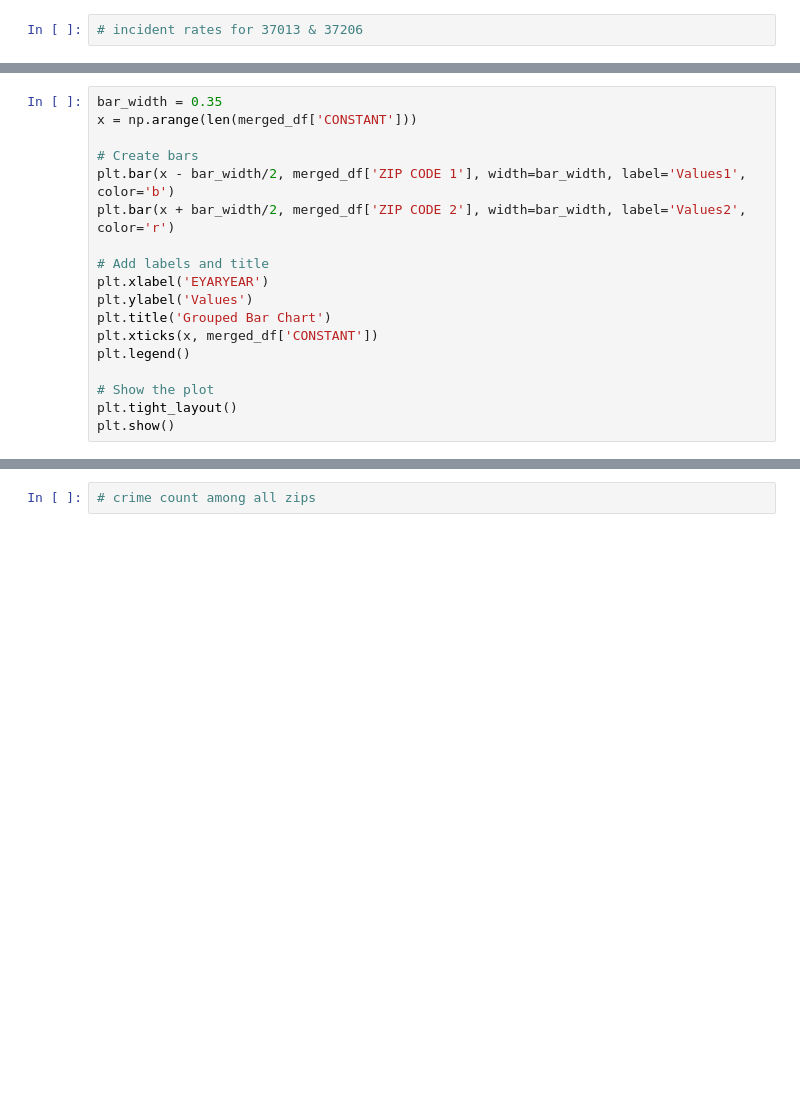
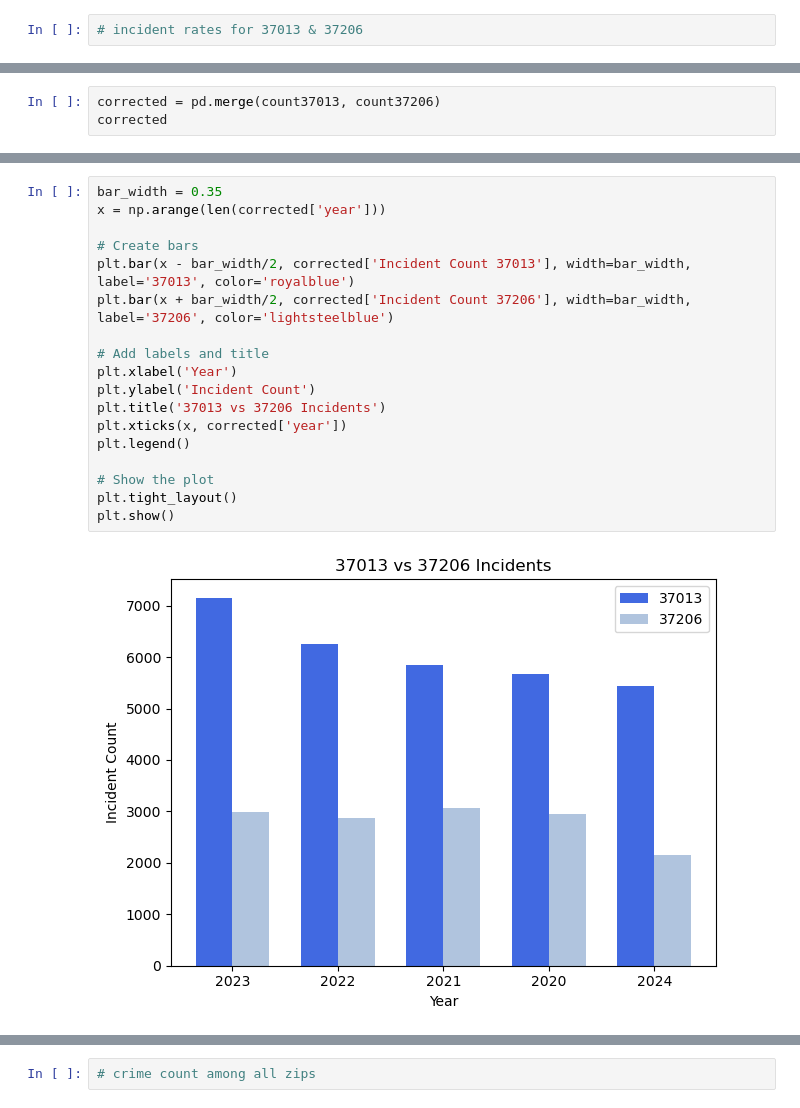
Before and after one commit to ericahen/capstone-da12, a Jupyter notebook: notebooks/police_data_eda.ipynb, the cells around one changed output, grey strips where cells are left out. Cells and saved outputs as stored; diff of their text form; blank space fills up the shorter version.

```diff
--- a/notebooks/police_data_eda.ipynb
+++ b/notebooks/police_data_eda.ipynb
@@ -583,0 +609,3 @@ combined
+# %%
+corrected = pd.merge(count37013, count37206)
+corrected
@@ -584,18 +619,20 @@ combined
 # %%
 bar_width = 0.35
-x = np.arange(len(merged_df['CONSTANT']))
+x = np.arange(len(corrected['year']))
 
 # Create bars
-plt.bar(x - bar_width/2, merged_df['ZIP CODE 1'], width=bar_width, label='Values1', color='b')
-plt.bar(x + bar_width/2, merged_df['ZIP CODE 2'], width=bar_width, label='Values2', color='r')
+plt.bar(x - bar_width/2, corrected['Incident Count 37013'], width=bar_width, label='37013', color='royalblue')
+plt.bar(x + bar_width/2, corrected['Incident Count 37206'], width=bar_width, label='37206', color='lightsteelblue')
 
 # Add labels and title
-plt.xlabel('EYARYEAR')
-plt.ylabel('Values')
-plt.title('Grouped Bar Chart')
-plt.xticks(x, merged_df['CONSTANT'])
+plt.xlabel('Year')
+plt.ylabel('Incident Count')
+plt.title('37013 vs 37206 Incidents')
+plt.xticks(x, corrected['year'])
 plt.legend()
 
 # Show the plot
 plt.tight_layout()
 plt.show()
+# %% [output]
+[figure, added]
```
Also changed, not shown: parts of 12 cells of this notebook.
